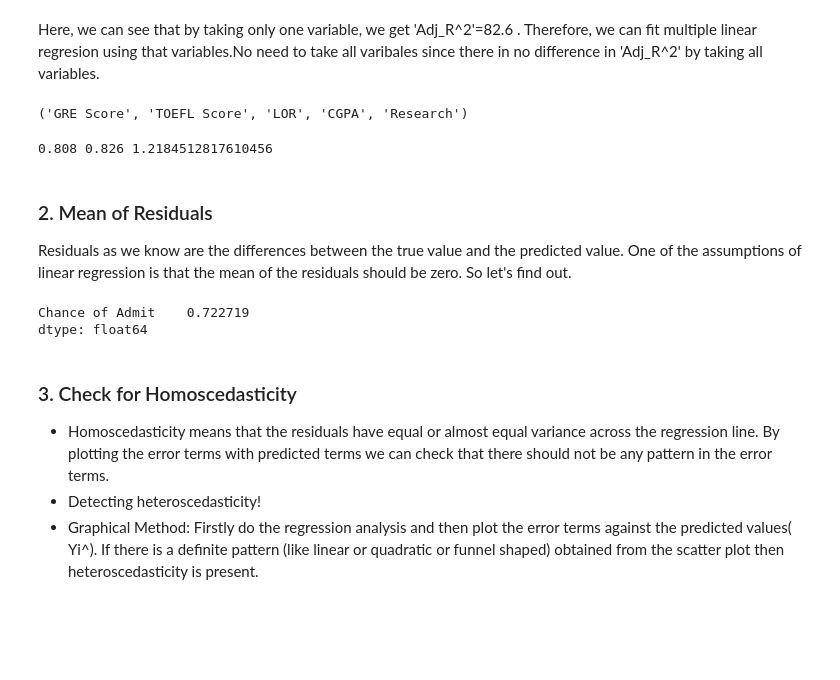
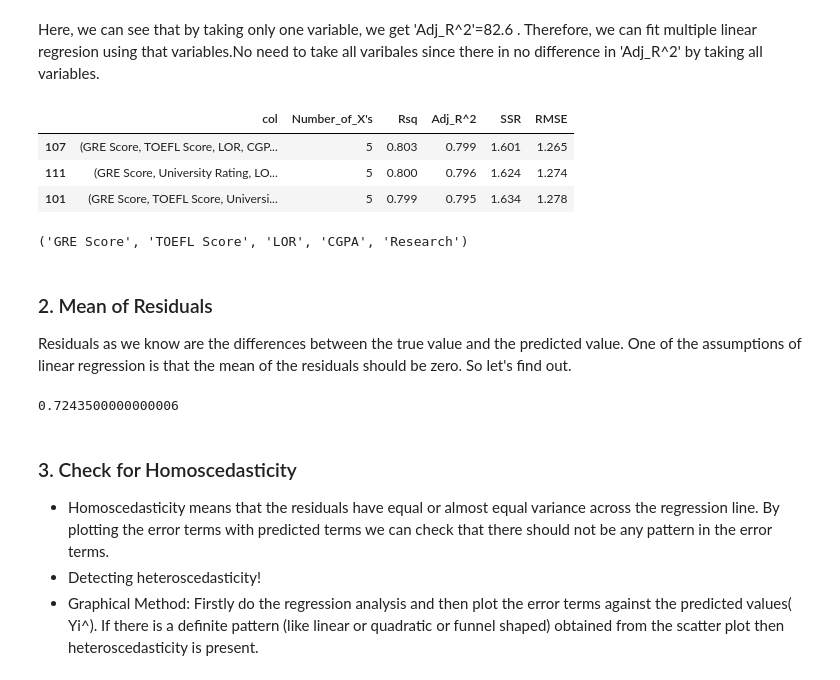
Before and after one commit to Jayesh-Chavan/Machine-Learning, a Jupyter notebook: Linear Regression/Multiple Regression.ipynb, the cells around one changed output. Saved outputs shown, nothing was run; the diff lists cells and outputs as text; code cells hidden in the pictures; blank space fills up the shorter version.

```diff
--- a/Linear Regression/Multiple Regression.ipynb
+++ b/Linear Regression/Multiple Regression.ipynb
@@ -256,5 +255,12 @@ e.groupby(["Number_of_X's"]).describe()['Adj_R^2']
 # %% [markdown]
 Here, we can see that by taking only one variable, we get 'Adj_R^2'=82.6 . Therefore, we can fit multiple linear regresion using that variables.No need to take all varibales since there in no difference in 'Adj_R^2' by taking all variables.
+# %%
+e[e["Number_of_X\'s"] == 5].iloc[:3]
+# %% [output]
+|  | col | Number_of_X's | Rsq | Adj_R^2 | SSR | RMSE |
+| 107 | (GRE Score, TOEFL Score, LOR, CGP... | 5 | 0.803 | 0.799 | 1.601 | 1.265 |
+| 111 | (GRE Score, University Rating, LO... | 5 | 0.800 | 0.796 | 1.624 | 1.274 |
+| 101 | (GRE Score, TOEFL Score, Universi... | 5 | 0.799 | 0.795 | 1.634 | 1.278 |
 # %%
 e[e["Number_of_X\'s"] == 5].iloc[0]['col']
 # %% [output]
@@ -264,8 +268,3 @@ x = X[['GRE Score', 'TOEFL Score', 'LOR', 'CGPA', 'Research']]
-# %%
-y_pred,Rsq,Adj_,SSR_ = MLR(X,y,pred ='train')
-print(Rsq,Adj_,SSR_)
-# %% [output]
-0.808 0.826 1.2184512817610456
 # %%
 #sns.regplot(X_train['GRE Score'],y_train)
 # %% [markdown]
@@ -274,9 +275,8 @@ Residuals as we know are the differences between the true value and the predicte
 # %%
-residual = np.array(y_train) -  np.array(y_pred)
-(y_train-residual).mean()
+residual = np.array(y) -  np.array(y_pred)
+(y-residual).mean()
 # %% [output]
-Chance of Admit    0.722719
-dtype: float64
+0.7243500000000006
 # %% [markdown]
 ### 3. Check for Homoscedasticity
 * Homoscedasticity means that the residuals have equal or almost equal variance across the regression line. By plotting the error terms with predicted terms we can check that there should not be any pattern in the error terms.
```
Also changed, not shown: parts of 43 cells of this notebook.
